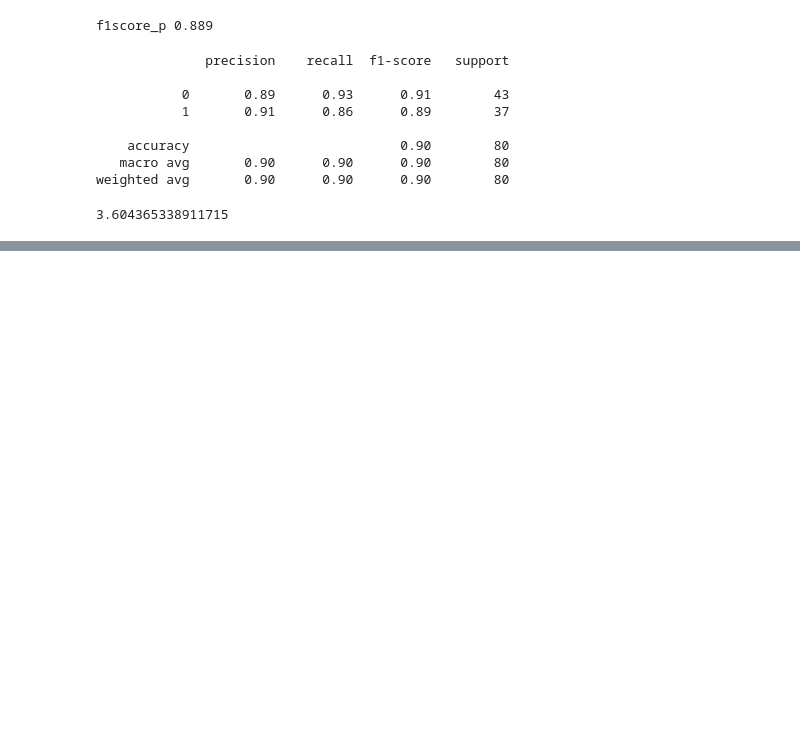
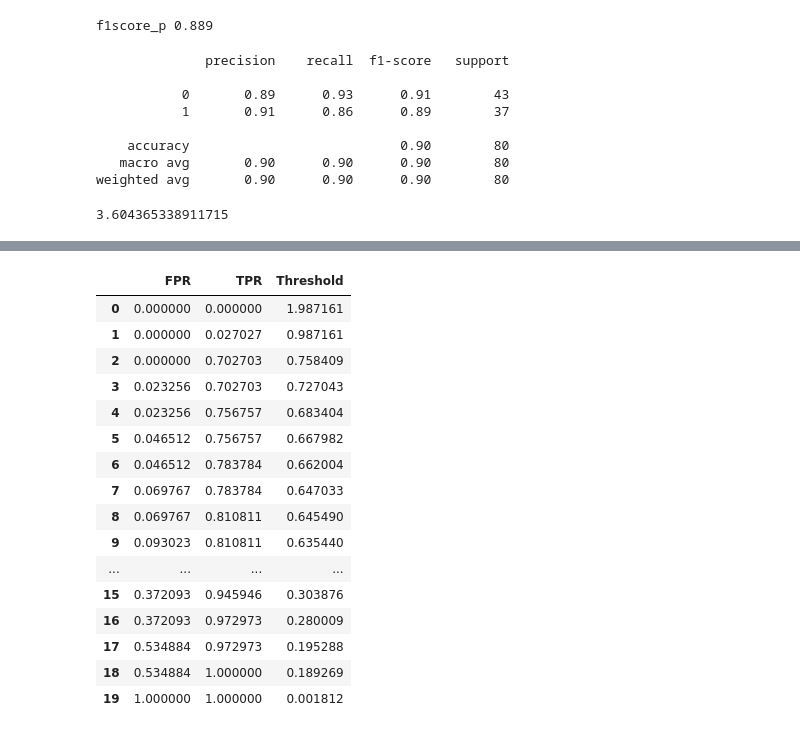
Before and after one commit to ajay-ajzkrish/learn_ml, a Jupyter notebook: SLC/FNB(Day1 and Day2)/day1day2ajay.ipynb, the cells around one changed output, grey strips where cells are left out. Cells and saved outputs as stored; diff of their text form; code cells hidden in the pictures; blank space fills up the shorter version.

```diff
--- a/SLC/FNB(Day1 and Day2)/day1day2ajay.ipynb
+++ b/SLC/FNB(Day1 and Day2)/day1day2ajay.ipynb
@@ -237,0 +284,23 @@ log_loss(ytest, ypred)
+# %%
+roc_df = pd.DataFrame(roc_curve(ytest, ypred_prob_lr[:,1])).T
+roc_df.columns = ['FPR','TPR','Threshold']
+# %%
+roc_df
+# %% [output]
+|  | FPR | TPR | Threshold |
+| 0 | 0.000000 | 0.000000 | 1.987161 |
+| 1 | 0.000000 | 0.027027 | 0.987161 |
+| 2 | 0.000000 | 0.702703 | 0.758409 |
+| 3 | 0.023256 | 0.702703 | 0.727043 |
+| 4 | 0.023256 | 0.756757 | 0.683404 |
+| 5 | 0.046512 | 0.756757 | 0.667982 |
+| 6 | 0.046512 | 0.783784 | 0.662004 |
+| 7 | 0.069767 | 0.783784 | 0.647033 |
+| 8 | 0.069767 | 0.810811 | 0.645490 |
+| 9 | 0.093023 | 0.810811 | 0.635440 |
+| ... | ... | ... | ... |
+| 15 | 0.372093 | 0.945946 | 0.303876 |
+| 16 | 0.372093 | 0.972973 | 0.280009 |
+| 17 | 0.534884 | 0.972973 | 0.195288 |
+| 18 | 0.534884 | 1.000000 | 0.189269 |
+| 19 | 1.000000 | 1.000000 | 0.001812 |
```
Also changed, not shown: parts of 23 cells of this notebook, 19 other files.
